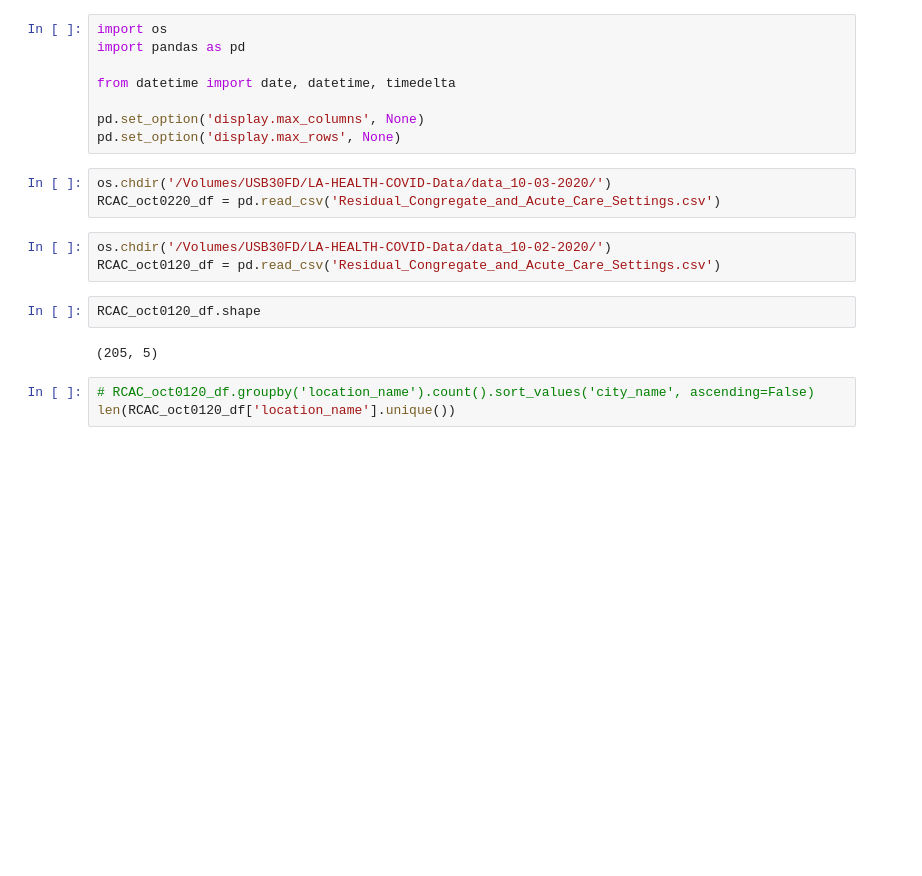
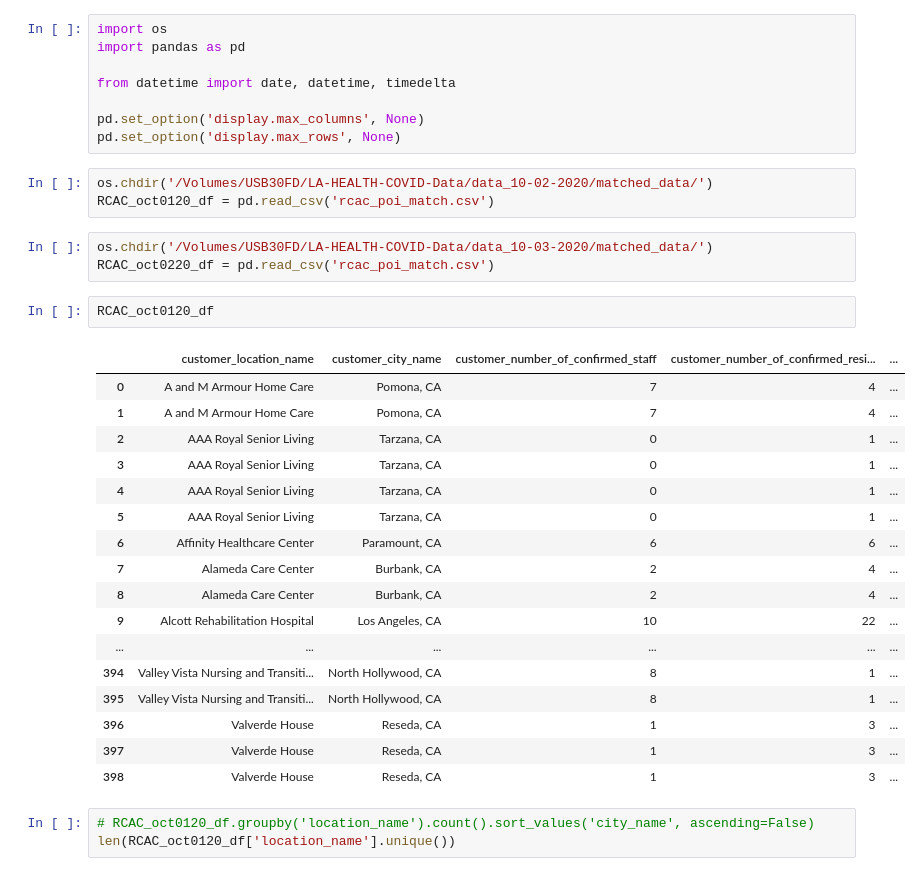
Before and after one commit to francisco-avalos/LA_covid19_data_cases, a Jupyter notebook: jupyter-notebook-sandbox/Sandbox - Adding POI to usc-model.ipynb, the cells around one changed output. Drawn from its saved outputs; the diff is of its cells as text; blank space fills up the shorter version.

Commit message:
added matched_poi datas to paths

```diff
--- a/jupyter-notebook-sandbox/Sandbox - Adding POI to usc-model.ipynb
+++ b/jupyter-notebook-sandbox/Sandbox - Adding POI to usc-model.ipynb
@@ -6,16 +6,32 @@ from datetime import date, datetime, timedelta
 
 pd.set_option('display.max_columns', None)
 pd.set_option('display.max_rows', None)
+# %%
+os.chdir('/Volumes/USB30FD/LA-HEALTH-COVID-Data/data_10-02-2020/matched_data/')
+RCAC_oct0120_df = pd.read_csv('rcac_poi_match.csv')
 # %%
-os.chdir('/Volumes/USB30FD/LA-HEALTH-COVID-Data/data_10-03-2020/')
-RCAC_oct0220_df = pd.read_csv('Residual_Congregate_and_Acute_Care_Settings.csv')
+os.chdir('/Volumes/USB30FD/LA-HEALTH-COVID-Data/data_10-03-2020/matched_data/')
+RCAC_oct0220_df = pd.read_csv('rcac_poi_match.csv')
-# %%
-os.chdir('/Volumes/USB30FD/LA-HEALTH-COVID-Data/data_10-02-2020/')
-RCAC_oct0120_df = pd.read_csv('Residual_Congregate_and_Acute_Care_Settings.csv')
 # %%
-RCAC_oct0120_df.shape
+RCAC_oct0120_df
 # %% [output]
-(205, 5)
+|  | customer_location_name | customer_city_name | customer_number_of_confirmed_staff | customer_number_of_confirmed_resi... | ... |
+| 0 | A and M Armour Home Care | Pomona, CA | 7 | 4 | ... |
+| 1 | A and M Armour Home Care | Pomona, CA | 7 | 4 | ... |
+| 2 | AAA Royal Senior Living | Tarzana, CA | 0 | 1 | ... |
+| 3 | AAA Royal Senior Living | Tarzana, CA | 0 | 1 | ... |
+| 4 | AAA Royal Senior Living | Tarzana, CA | 0 | 1 | ... |
+| 5 | AAA Royal Senior Living | Tarzana, CA | 0 | 1 | ... |
+| 6 | Affinity Healthcare Center | Paramount, CA | 6 | 6 | ... |
+| 7 | Alameda Care Center | Burbank, CA | 2 | 4 | ... |
+| 8 | Alameda Care Center | Burbank, CA | 2 | 4 | ... |
+| 9 | Alcott Rehabilitation Hospital | Los Angeles, CA | 10 | 22 | ... |
+| ... | ... | ... | ... | ... | ... |
+| 394 | Valley Vista Nursing and Transiti... | North Hollywood, CA | 8 | 1 | ... |
+| 395 | Valley Vista Nursing and Transiti... | North Hollywood, CA | 8 | 1 | ... |
+| 396 | Valverde House | Reseda, CA | 1 | 3 | ... |
+| 397 | Valverde House | Reseda, CA | 1 | 3 | ... |
+| 398 | Valverde House | Reseda, CA | 1 | 3 | ... |
 # %%
 # RCAC_oct0120_df.groupby('location_name').count().sort_values('city_name', ascending=False)
 len(RCAC_oct0120_df['location_name'].unique())
```
